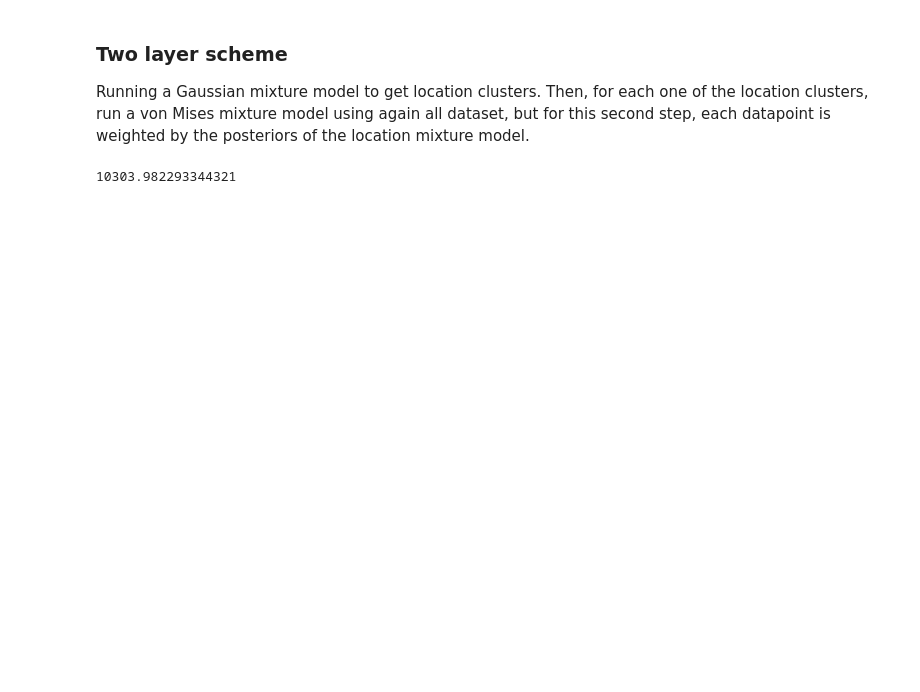
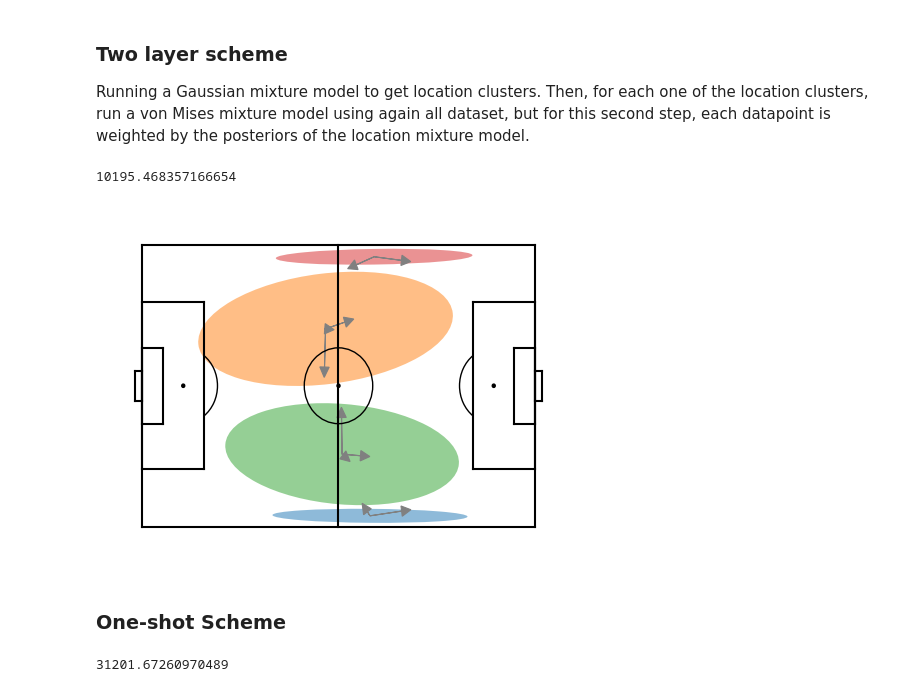
Before and after one commit to Joaquin-Garay/soccer-infogeo, a Jupyter notebook: 03-model.ipynb, the cells around one changed output. Cells and saved outputs as stored; diff of their text form; code cells hidden in the pictures; blank space fills up the shorter version.

```diff
--- a/03-model.ipynb
+++ b/03-model.ipynb
@@ -328,10 +333,23 @@ dir_mixtures = [ sc.MixtureModel(
                     )
                  for j in range(K_loc)]
 
-model = sc.TwoLayerScheme(loc_mixture,
+model = cm.TwoLayerScheme(loc_mixture,
                        dir_mixtures)
 
 model.fit(loc_data, dir_data)
-model.bic_score(loc_data, dir_data)
-# %% [output]
-10303.982293344321
+# %%
+model.bic_score(loc_data, dir_data)
+# %% [output]
+10195.468357166654
+# %%
+model.plot()
+# %% [output]
+[figure, added]
+# %% [markdown]
+### One-shot Scheme
+# %%
+oneshot_model = cm.OneShotScheme(n_clusters=10, alpha=0.5, beta=0.5)
+oneshot_model.fit(loc_data, dir_data)
+oneshot_model.bic_score(loc_data, dir_data)
+# %% [output]
+31201.67260970489
```
Also changed, not shown: parts of 13 cells of this notebook, 4 other files.
